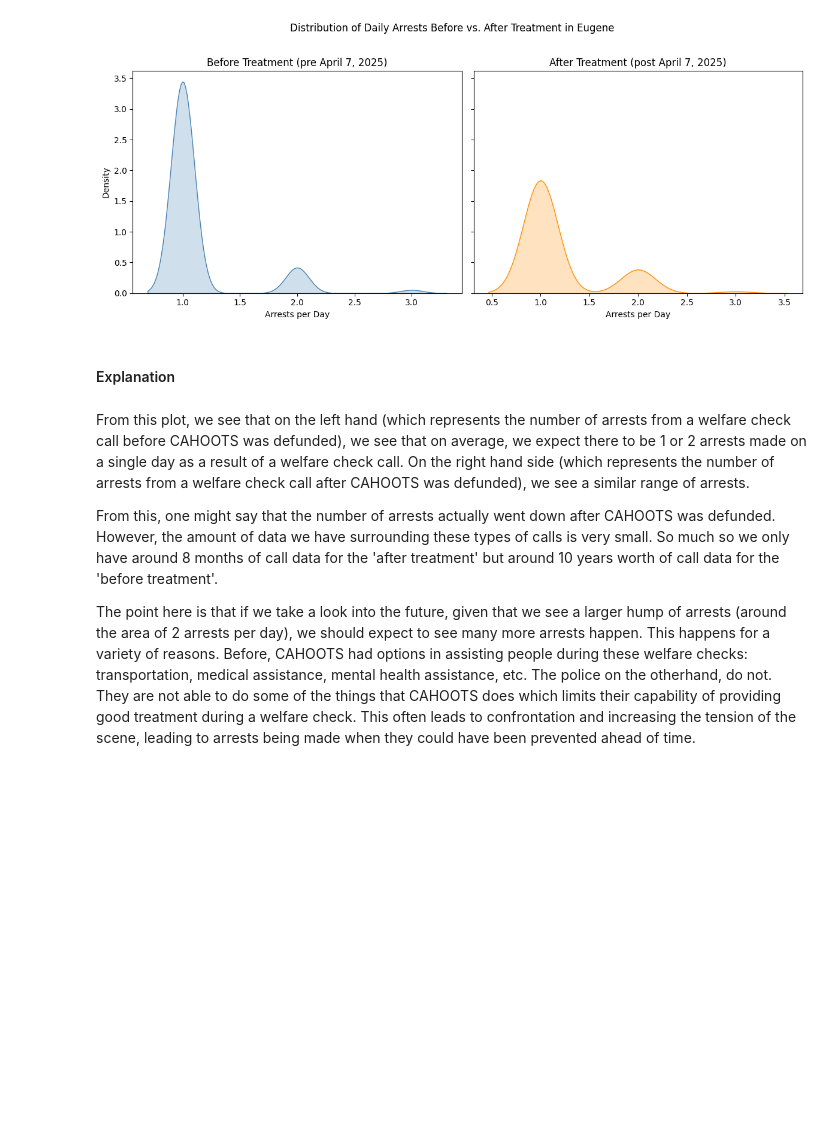
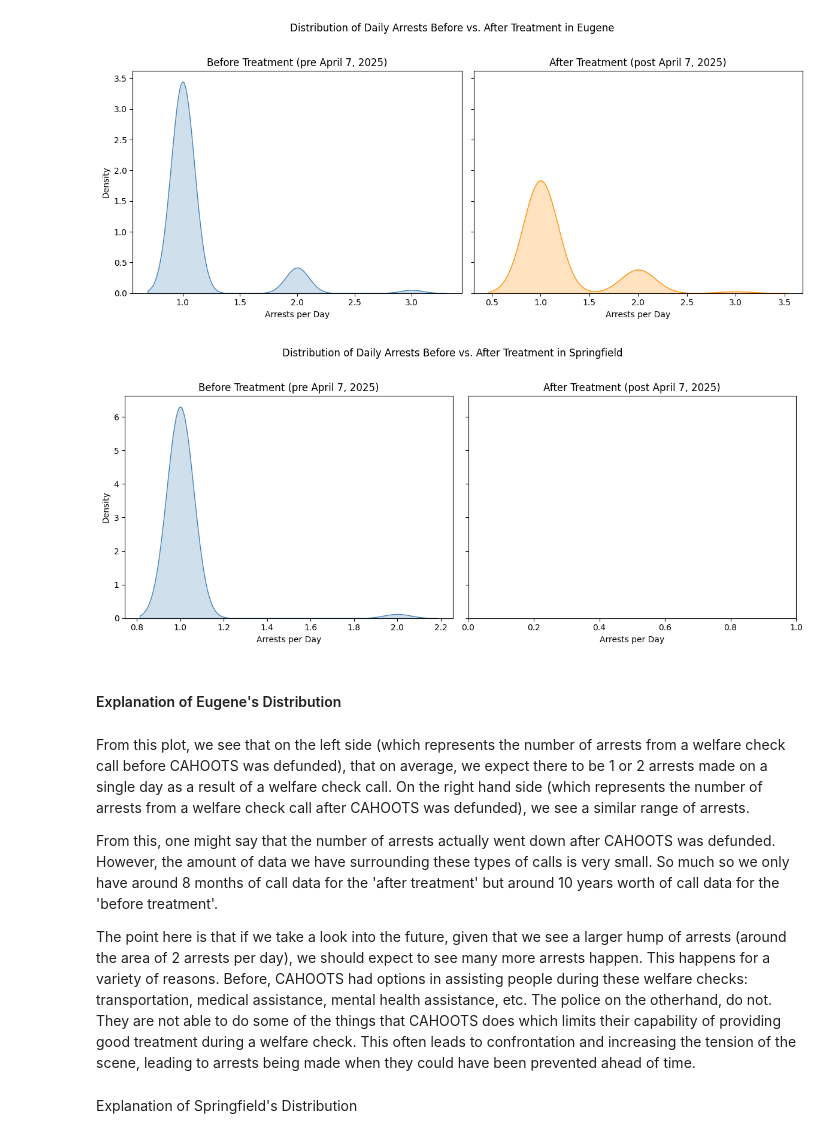
Before and after one commit to KanayaPatel/CAHOOTS-Gap-Performance-Analysis, a Jupyter notebook: outcome_analysis.ipynb, the cells around one changed output. Cells and saved outputs as stored; diff of their text form; code cells hidden in the pictures; blank space fills up the shorter version.

Commit message:
add springfield call outcome data analysis

```diff
--- a/outcome_analysis.ipynb
+++ b/outcome_analysis.ipynb
@@ -48,11 +48,38 @@ plt.savefig('KDE_output.png', dpi=300)
 plt.show()
 # %% [output]
 [figure]
+# %%
+before_treatment = spd_arrests[spd_arrests["calltime"] < treatment_date]            # | Susbet data to before CAHOOTS was defunded |
+after_treatment = spd_arrests[spd_arrests["calltime"] > treatment_date]
+# %%
+pre_daily = before_treatment.groupby(before_treatment['calltime'].dt.date).size()       # | Count arrests per day before the treatment |
+post_daily = after_treatment.groupby(after_treatment['calltime'].dt.date).size()        # |  Count arrests per day after the treatment |
+
+fig, axes = plt.subplots(1, 2, figsize=(12, 5), sharey=True)                            # | Plot side by side |
+
+sns.kdeplot(pre_daily, fill=True, color='steelblue', ax=axes[0])
+axes[0].set_title('Before Treatment (pre April 7, 2025)')
+axes[0].set_xlabel('Arrests per Day')
+axes[0].set_ylabel('Density')
+
+sns.kdeplot(post_daily, fill=True, color='darkorange', ax=axes[1], warn_singular=False)
+axes[1].set_title('After Treatment (post April 7, 2025)')
+axes[1].set_xlabel('Arrests per Day')
+axes[1].set_ylabel('Density')
+
+plt.suptitle('Distribution of Daily Arrests Before vs. After Treatment in Springfield', y=1.02)
+plt.tight_layout()
+plt.savefig('springfield_KDE_output.png', dpi=300)
+plt.show()
+# %% [output]
+[figure, added]
 # %% [markdown]
-#### Explanation
+#### Explanation of Eugene's Distribution
 # %% [markdown]
-From this plot, we see that on the left hand (which represents the number of arrests from a welfare check call before CAHOOTS was defunded), we see that on average, we expect there to be 1 or 2 arrests made on a single day as a result of a welfare check call. On the right hand side (which represents the number of arrests from a welfare check call after CAHOOTS was defunded), we see a similar range of arrests.
+From this plot, we see that on the left side (which represents the number of arrests from a welfare check call before CAHOOTS was defunded), that on average, we expect there to be 1 or 2 arrests made on a single day as a result of a welfare check call. On the right hand side (which represents the number of arrests from a welfare check call after CAHOOTS was defunded), we see a similar range of arrests.
 
 From this, one might say that the number of arrests actually went down after CAHOOTS was defunded. However, the amount of data we have surrounding these types of calls is very small. So much so we only have around 8 months of call data for the 'after treatment' but around 10 years worth of call data for the 'before treatment'.
 
 The point here is that if we take a look into the future, given that we see a larger hump of arrests (around the area of 2 arrests per day), we should expect to see many more arrests happen. This happens for a variety of reasons. Before, CAHOOTS had options in assisting people during these welfare checks: transportation, medical assistance, mental health assistance, etc. The police on the otherhand, do not. They are not able to do some of the things that CAHOOTS does which limits their capability of providing good treatment during a welfare check. This often leads to confrontation and increasing the tension of the scene, leading to arrests being made when they could have been prevented ahead of time.
+# %% [markdown]
+Explanation of Springfield's Distribution
```
Also changed, not shown: parts of 2 cells of this notebook, 5 other files.
